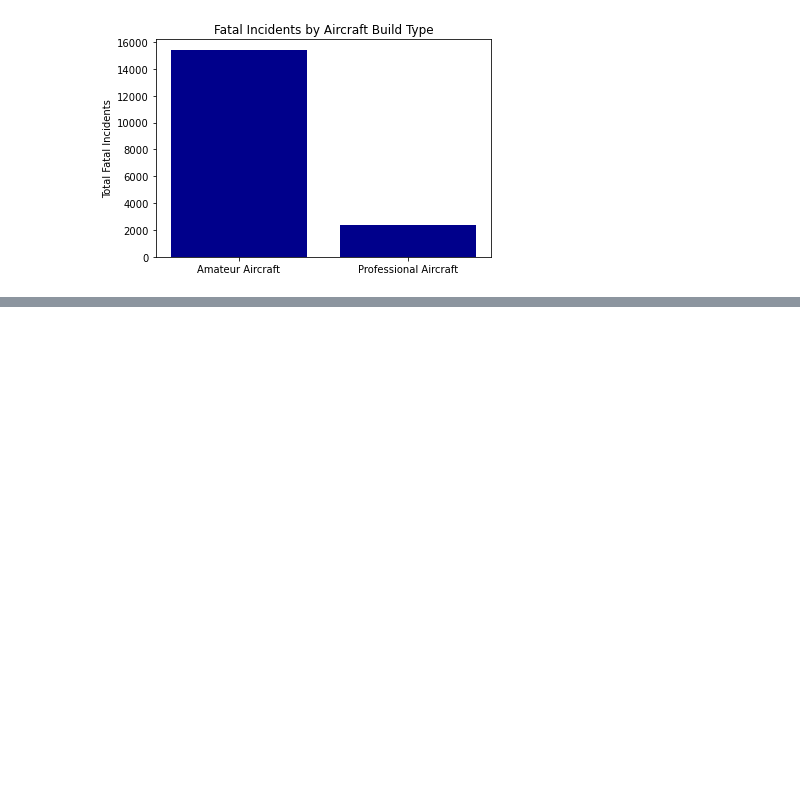
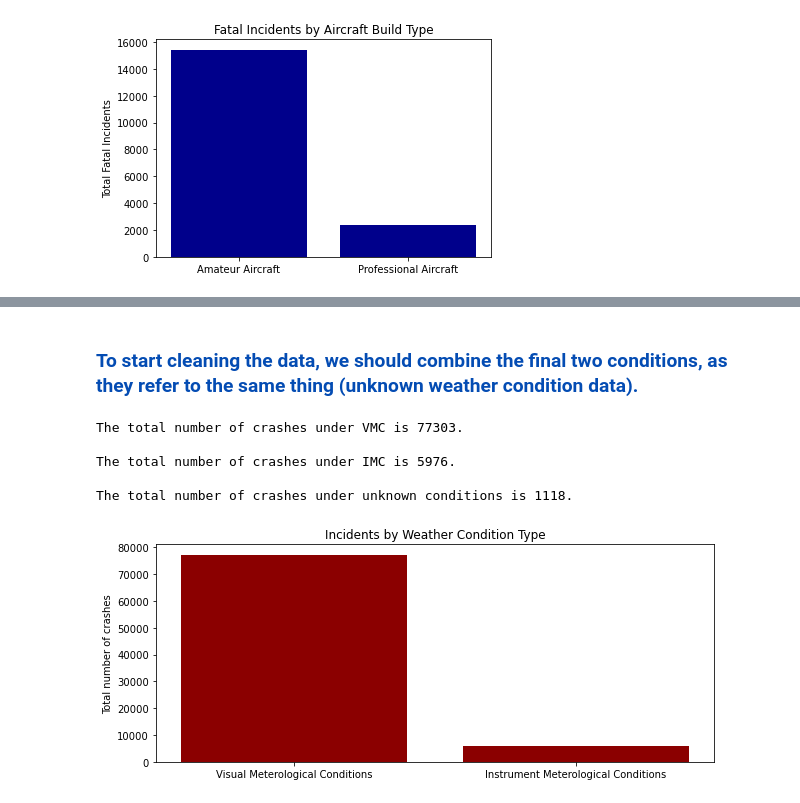
Before and after one commit to a-JAVA-chip-frappuccino/Aviation-Accidents-Analysis, a Jupyter notebook: analysis.ipynb, the cells around one changed output, grey strips where cells are left out. Drawn from its saved outputs; the diff is of its cells as text; code cells hidden in the pictures; blank space fills up the shorter version.

Commit message:
finalized conclusion of weather conditions

```diff
--- a/analysis.ipynb
+++ b/analysis.ipynb
@@ -18,7 +18,7 @@ import pandas as pd
 # %%
 # import dataset
 
-df = pd.read_csv('data/Aviation_Data.csv', dtype = None)
+df = pd.read_csv('data/Aviation_Data.csv', dtype = {'Event.Id' : str})
 # %%
 df.head(3)
 # %% [output]
@@ -169,0 +188,45 @@ plt.show()
+# %% [markdown]
+### <font color = '#044cb3'>To start cleaning the data, we should combine the final two conditions, as they refer to the same thing (unknown weather condition data).
+# %%
+# apply change to column
+
+df['Weather.Condition'] = df['Weather.Condition'].apply(lambda value : 'UNK' if value == 'UNK' or value == 'Unk' else value)
+# %%
+# tally number of each weather condition (including unknown)
+
+total_vmc = df['Weather.Condition'].value_counts()['VMC']
+
+total_imc = df['Weather.Condition'].value_counts()['IMC']
+
+total_unk = df['Weather.Condition'].value_counts()['UNK']
+# %%
+print(f"The total number of crashes under VMC is {total_vmc}.")
+
+print("")
+
+print(f"The total number of crashes under IMC is {total_imc}.")
+
+print("")
+
+print(f"The total number of crashes under unknown conditions is {total_unk}.")
+# %% [output]
+The total number of crashes under VMC is 77303.
+
+The total number of crashes under IMC is 5976.
+
+The total number of crashes under unknown conditions is 1118.
+# %%
+fig, ax = plt.subplots()
+
+fig.set_figwidth(10)
+
+ax.bar("Visual Meterological Conditions", total_vmc, color = 'darkred')
+
+ax.bar("Instrument Meterological Conditions", total_imc, color = 'darkred')
+
+ax.set_title("Incidents by Weather Condition Type")
+ax.set_ylabel("Total number of crashes")
+
+plt.show()
+# %% [output]
+[figure, added]
```
Also changed, not shown: parts of 10 cells of this notebook.
